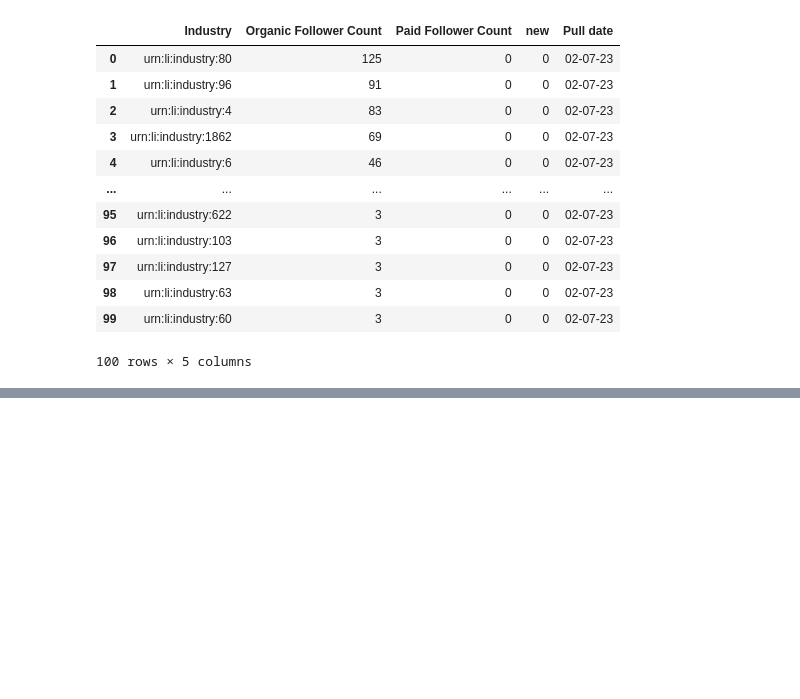
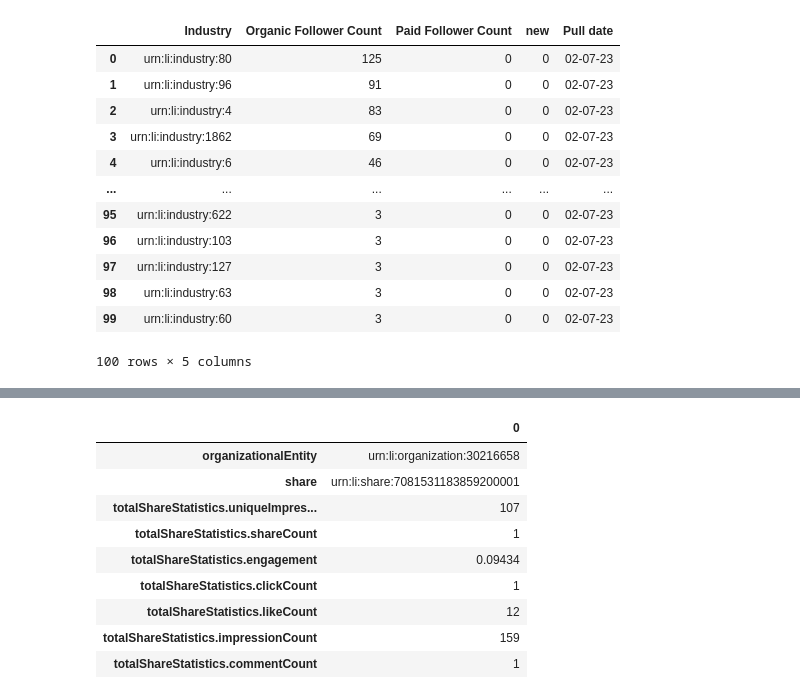
Before and after one commit to raphaelfloresca/cdb-data-warehouse-etl, a Jupyter notebook: pull_data_experimentation.ipynb, the cells around one changed output, grey strips where cells are left out. Cells and saved outputs as stored; diff of their text form; code cells hidden in the pictures; blank space fills up the shorter version.

```diff
--- a/pull_data_experimentation.ipynb
+++ b/pull_data_experimentation.ipynb
@@ -651,0 +659,4 @@ Countbyindustrycolumn
+# %%
+
+request = requests.get(api_url, headers=api_headers)
+linkdlindata = request.json()
@@ -651,0 +703,3 @@ Countbyindustrycolumn
+# %%
+df = pd.json_normalize(linkdlindata['elements'])
+df
@@ -651,0 +709,14 @@ Countbyindustrycolumn
+# %%
+transposed_df = df.transpose()
+transposed_df
+# %% [output]
+|  | 0 |
+| organizationalEntity | urn:li:organization:30216658 |
+| share | urn:li:share:7081531183859200001 |
+| totalShareStatistics.uniqueImpres... | 107 |
+| totalShareStatistics.shareCount | 1 |
+| totalShareStatistics.engagement | 0.09434 |
+| totalShareStatistics.clickCount | 1 |
+| totalShareStatistics.likeCount | 12 |
+| totalShareStatistics.impressionCount | 159 |
+| totalShareStatistics.commentCount | 1 |
```
Also changed, not shown: parts of 10 cells of this notebook.
